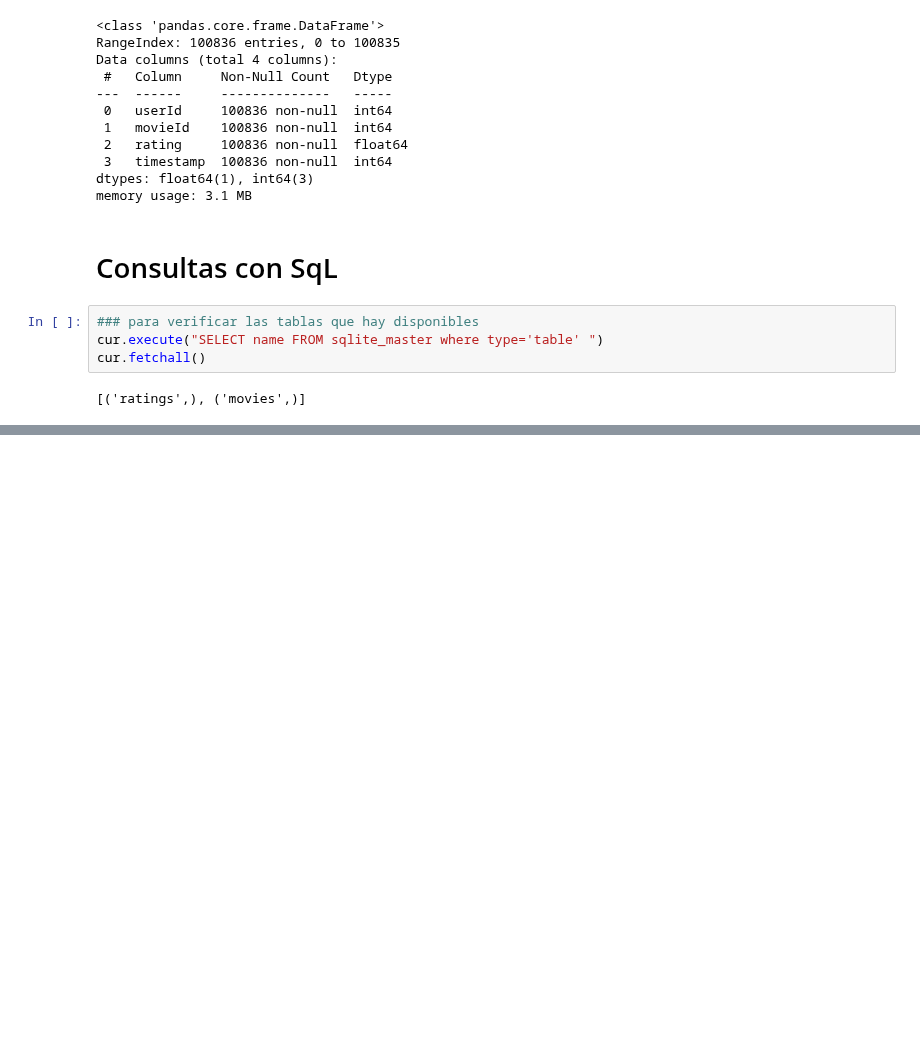
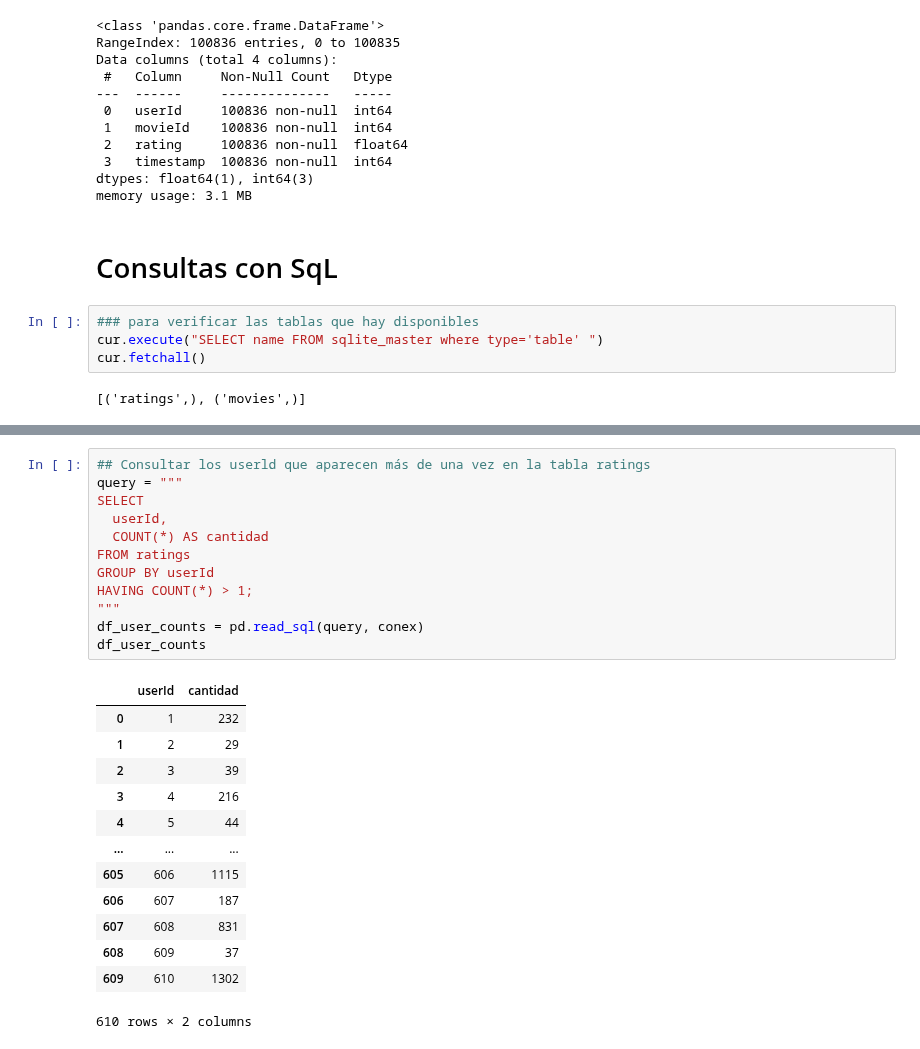
Before and after one commit to DanielMerkdo/ensayo, a Jupyter notebook: proyecto1_aa.ipynb, the cells around one changed output, grey strips where cells are left out. Saved outputs shown, nothing was run; the diff lists cells and outputs as text; blank space fills up the shorter version.

Commit message:
Consultas con SqL

```diff
--- a/proyecto1_aa.ipynb
+++ b/proyecto1_aa.ipynb
@@ -168,0 +205,26 @@ pd.read_sql("select count(*) from ratings", conex)
+# %%
+## Consultar los userld que aparecen más de una vez en la tabla ratings
+query = """
+SELECT
+  userId,
+  COUNT(*) AS cantidad
+FROM ratings
+GROUP BY userId
+HAVING COUNT(*) > 1;
+"""
+df_user_counts = pd.read_sql(query, conex)
+df_user_counts
+# %% [output]
+|  | userId | cantidad |
+| 0 | 1 | 232 |
+| 1 | 2 | 29 |
+| 2 | 3 | 39 |
+| 3 | 4 | 216 |
+| 4 | 5 | 44 |
+| ... | ... | ... |
+| 605 | 606 | 1115 |
+| 606 | 607 | 187 |
+| 607 | 608 | 831 |
+| 608 | 609 | 37 |
+| 609 | 610 | 1302 |
+610 rows × 2 columns
```
Also changed, not shown: parts of 12 cells of this notebook.
